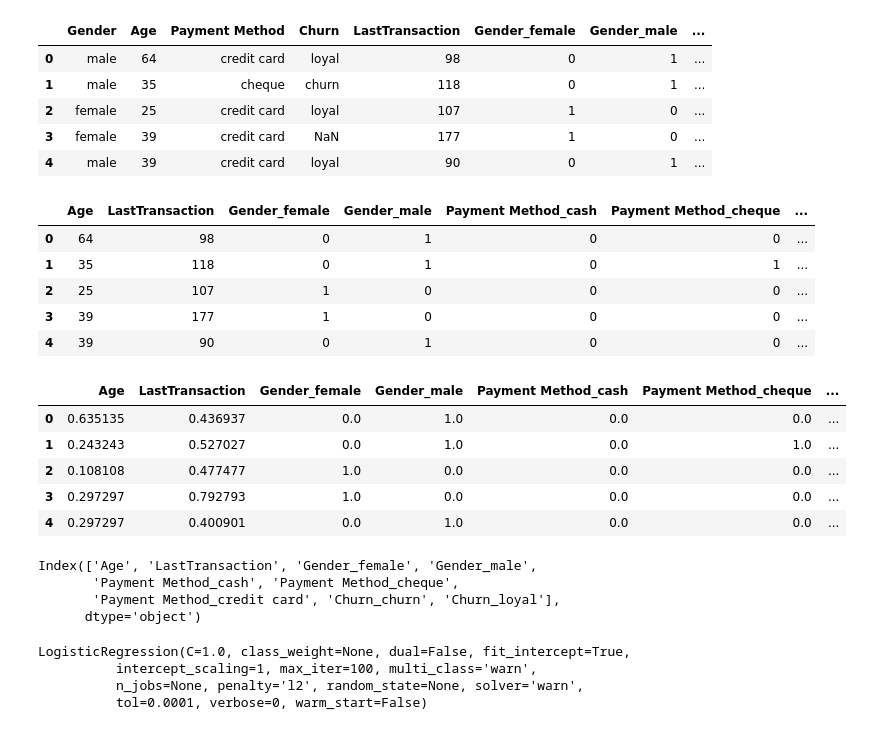
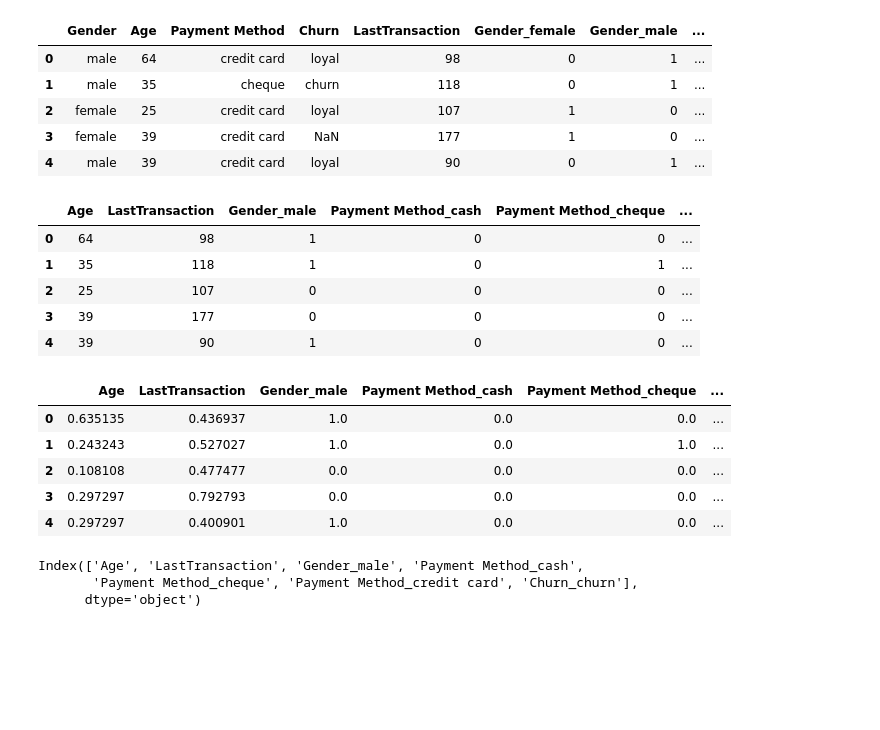
Before and after one commit to awaiskaleem/OsloMet_GroupGitHub, a Jupyter notebook: Workshop 5 - Machine Learners.ipynb, the cells around one changed output. Saved outputs shown, nothing was run; the diff lists cells and outputs as text; code cells hidden in the pictures; blank space fills up the shorter version.

```diff
--- a/Workshop 5 - Machine Learners.ipynb
+++ b/Workshop 5 - Machine Learners.ipynb
@@ -62,15 +75,15 @@ df.head()
 | 4 | male | 39 | credit card | loyal | 90 | 0 | 1 | ... |
 # %%
 #Dropping unnecessary columns
-df =df.drop(columns=['Gender','Payment Method','Churn','Churn_loyal','Gender_female'],axis=0)
+df =df.drop(columns=['Gender','Payment Method','Churn','Churn_loyal','Gender_female'],axis=0, errors = 'ignore')
 df.head()
 # %% [output]
-|  | Age | LastTransaction | Gender_female | Gender_male | Payment Method_cash | Payment Method_cheque | ... |
-| 0 | 64 | 98 | 0 | 1 | 0 | 0 | ... |
-| 1 | 35 | 118 | 0 | 1 | 0 | 1 | ... |
-| 2 | 25 | 107 | 1 | 0 | 0 | 0 | ... |
-| 3 | 39 | 177 | 1 | 0 | 0 | 0 | ... |
-| 4 | 39 | 90 | 0 | 1 | 0 | 0 | ... |
+|  | Age | LastTransaction | Gender_male | Payment Method_cash | Payment Method_cheque | ... |
+| 0 | 64 | 98 | 1 | 0 | 0 | ... |
+| 1 | 35 | 118 | 1 | 0 | 1 | ... |
+| 2 | 25 | 107 | 0 | 0 | 0 | ... |
+| 3 | 39 | 177 | 0 | 0 | 0 | ... |
+| 4 | 39 | 90 | 1 | 0 | 0 | ... |
 # %%
 from sklearn.preprocessing import MinMaxScaler
 scaler = MinMaxScaler()
@@ -81,30 +94,21 @@ def scale_it(df_X):
 df = scale_it(df)
 df.head()
 # %% [output]
-|  | Age | LastTransaction | Gender_female | Gender_male | Payment Method_cash | Payment Method_cheque | ... |
-| 0 | 0.635135 | 0.436937 | 0.0 | 1.0 | 0.0 | 0.0 | ... |
-| 1 | 0.243243 | 0.527027 | 0.0 | 1.0 | 0.0 | 1.0 | ... |
-| 2 | 0.108108 | 0.477477 | 1.0 | 0.0 | 0.0 | 0.0 | ... |
-| 3 | 0.297297 | 0.792793 | 1.0 | 0.0 | 0.0 | 0.0 | ... |
-| 4 | 0.297297 | 0.400901 | 0.0 | 1.0 | 0.0 | 0.0 | ... |
+|  | Age | LastTransaction | Gender_male | Payment Method_cash | Payment Method_cheque | ... |
+| 0 | 0.635135 | 0.436937 | 1.0 | 0.0 | 0.0 | ... |
+| 1 | 0.243243 | 0.527027 | 1.0 | 0.0 | 1.0 | ... |
+| 2 | 0.108108 | 0.477477 | 0.0 | 0.0 | 0.0 | ... |
+| 3 | 0.297297 | 0.792793 | 0.0 | 0.0 | 0.0 | ... |
+| 4 | 0.297297 | 0.400901 | 1.0 | 0.0 | 0.0 | ... |
 # %%
 df.columns
 # %% [output]
-Index(['Age', 'LastTransaction', 'Gender_female', 'Gender_male',
-       'Payment Method_cash', 'Payment Method_cheque',
-       'Payment Method_credit card', 'Churn_churn', 'Churn_loyal'],
+Index(['Age', 'LastTransaction', 'Gender_male', 'Payment Method_cash',
+       'Payment Method_cheque', 'Payment Method_credit card', 'Churn_churn'],
       dtype='object')
 # %%
-from sklearn.linear_model import LogisticRegression
-train_cols = ['Age', 'LastTransaction', 'Gender_male',
-       'Payment Method_cheque',
-       'Payment Method_credit card']
-pred_cols = ['Churn_churn']
-
-clf = LogisticRegression()
-clf.fit(df[train_cols],df[pred_cols])
+col_dict = {
+    'train_cols' : ['Age', 'LastTransaction', 'Gender_male', 'Payment Method_cash',
+       'Payment Method_cheque', 'Payment Method_credit card']
+    ,'pred_cols' : ['Churn_churn']
+    }
-# %% [output]
-LogisticRegression(C=1.0, class_weight=None, dual=False, fit_intercept=True,
-          intercept_scaling=1, max_iter=100, multi_class='warn',
-          n_jobs=None, penalty='l2', random_state=None, solver='warn',
-          tol=0.0001, verbose=0, warm_start=False)
```
Also changed, not shown: parts of 21 cells of this notebook, 1 other file.
